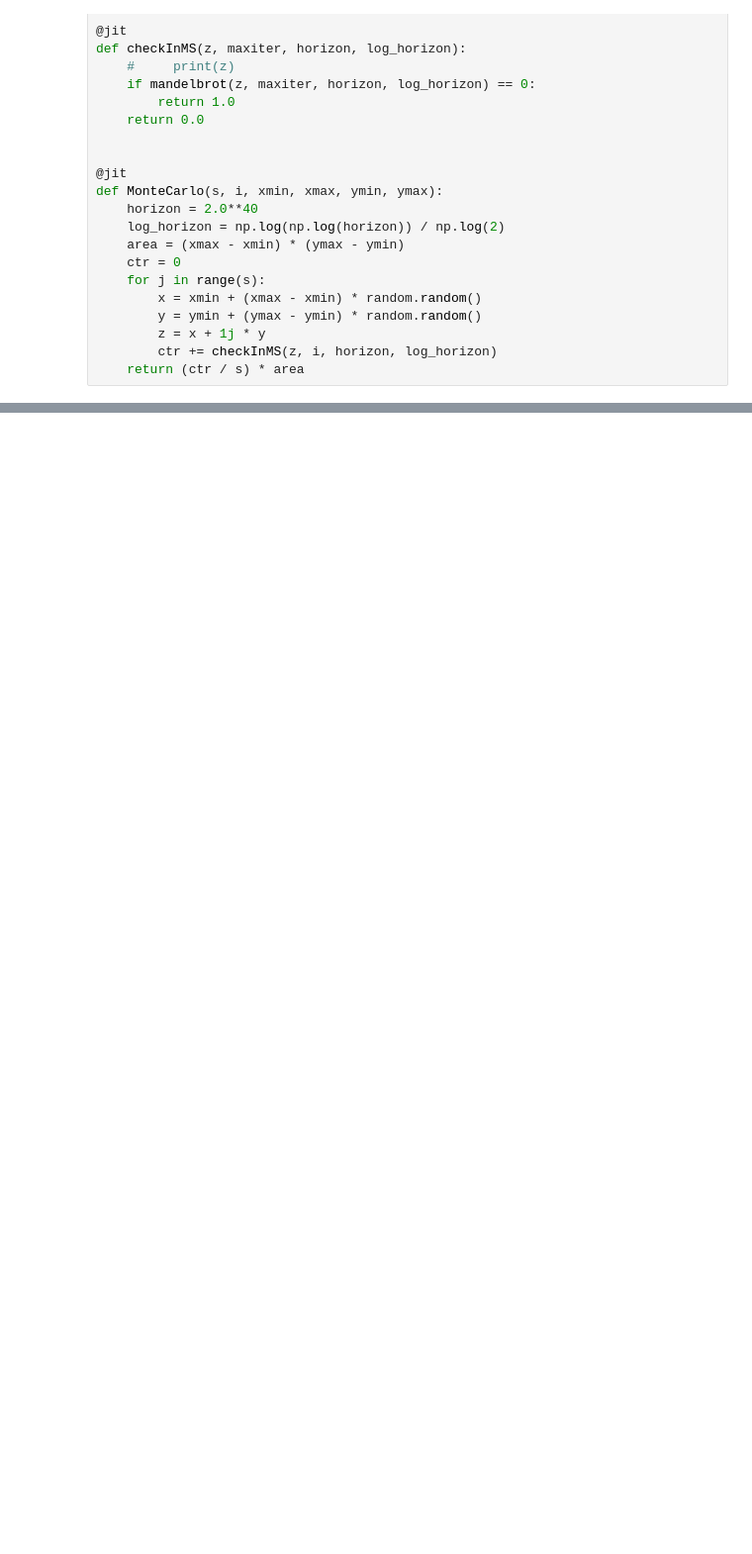
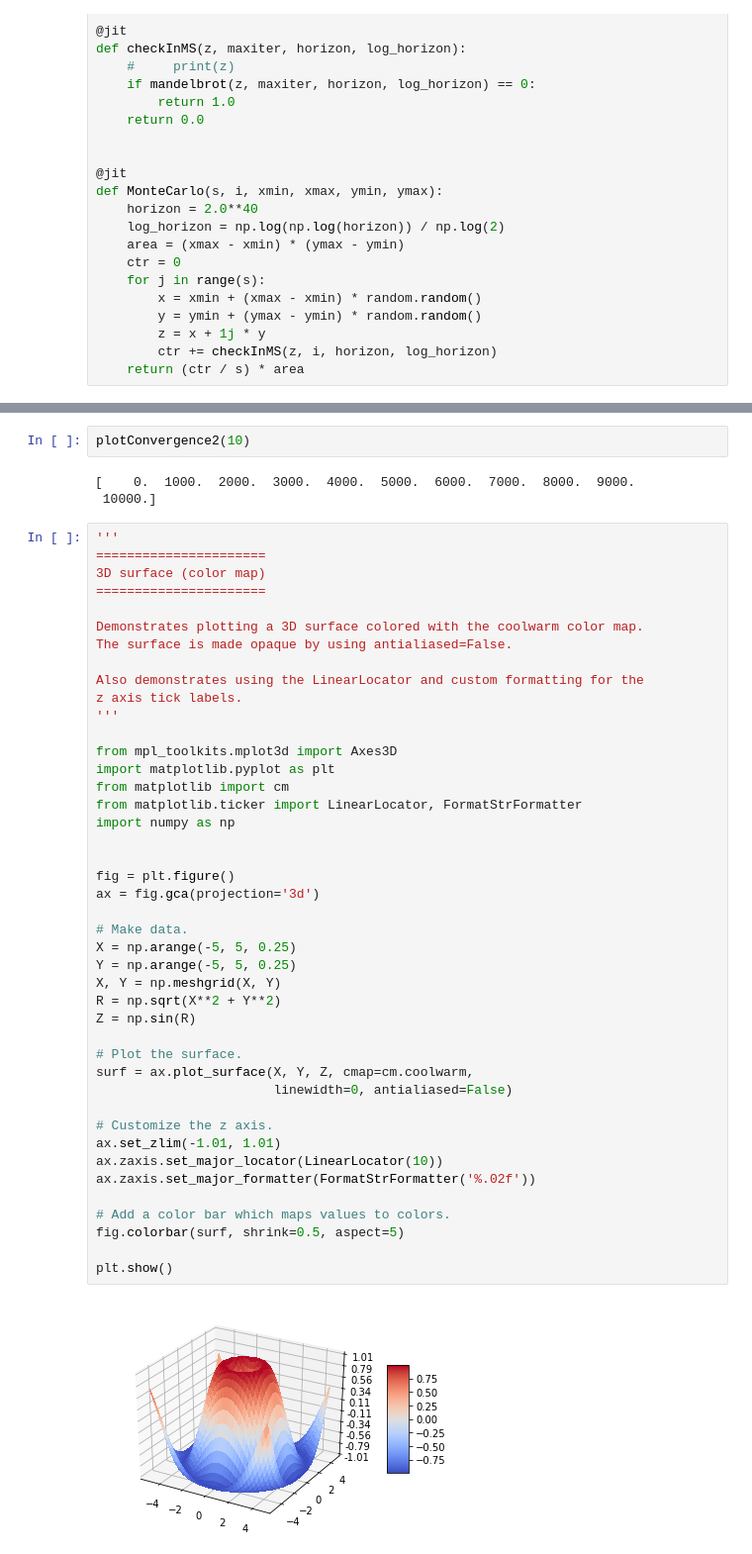
Before and after one commit to popoiopo/StochasticSim, a Jupyter notebook: Lennart/Untitled.ipynb, the cells around one changed output, grey strips where cells are left out. Shown: that part at 99% size. Drawn from its saved outputs; the diff is of its cells as text; blank space fills up the shorter version.

```diff
--- a/Lennart/Untitled.ipynb
+++ b/Lennart/Untitled.ipynb
@@ -97,0 +138,50 @@ def plotConvergence():
+# %%
+plotConvergence2(10)
+# %% [output]
+[    0.  1000.  2000.  3000.  4000.  5000.  6000.  7000.  8000.  9000.
+ 10000.]
+# %%
+'''
+======================
+3D surface (color map)
+======================
+
+Demonstrates plotting a 3D surface colored with the coolwarm color map.
+The surface is made opaque by using antialiased=False.
+
+Also demonstrates using the LinearLocator and custom formatting for the
+z axis tick labels.
+'''
+
+from mpl_toolkits.mplot3d import Axes3D
+import matplotlib.pyplot as plt
+from matplotlib import cm
+from matplotlib.ticker import LinearLocator, FormatStrFormatter
+import numpy as np
+
+
+fig = plt.figure()
+ax = fig.gca(projection='3d')
+
+# Make data.
+X = np.arange(-5, 5, 0.25)
+Y = np.arange(-5, 5, 0.25)
+X, Y = np.meshgrid(X, Y)
+R = np.sqrt(X**2 + Y**2)
+Z = np.sin(R)
+
+# Plot the surface.
+surf = ax.plot_surface(X, Y, Z, cmap=cm.coolwarm,
+                       linewidth=0, antialiased=False)
+
+# Customize the z axis.
+ax.set_zlim(-1.01, 1.01)
+ax.zaxis.set_major_locator(LinearLocator(10))
+ax.zaxis.set_major_formatter(FormatStrFormatter('%.02f'))
+
+# Add a color bar which maps values to colors.
+fig.colorbar(surf, shrink=0.5, aspect=5)
+
+plt.show()
+# %% [output]
+[figure, added]
```
Also changed, not shown: parts of 3 cells of this notebook, 1 other file.
